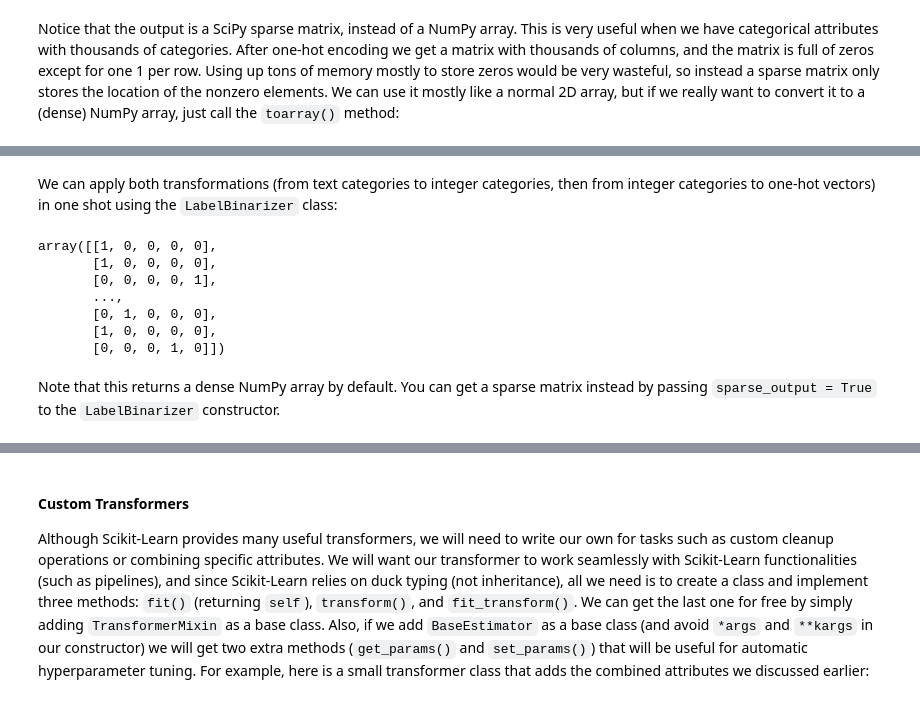
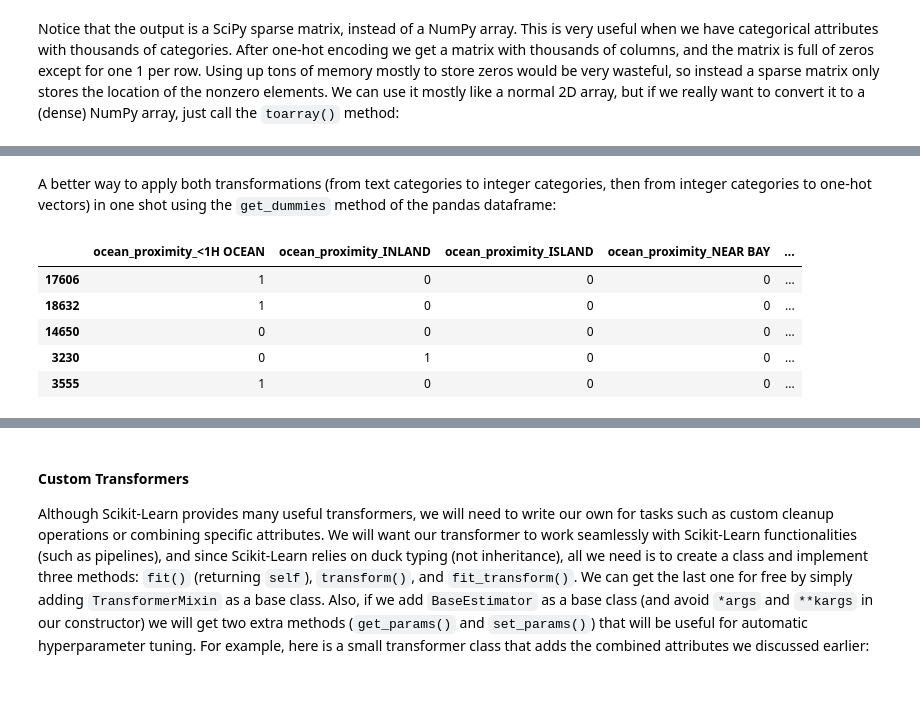
Before and after one commit to LinuxAI-PKU/ml-workspace, a Jupyter notebook: housing-price-prediction-regression/housing-price-prediction-regression.ipynb, the cells around one changed output, grey strips where cells are left out. Cells and saved outputs as stored; diff of their text form; code cells hidden in the pictures.

```diff
--- a/housing-price-prediction-regression/housing-price-prediction-regression.ipynb
+++ b/housing-price-prediction-regression/housing-price-prediction-regression.ipynb
@@ -652,20 +674,14 @@ array([[ 1.,  0.,  0.,  0.,  0.],
        [ 1.,  0.,  0.,  0.,  0.],
        [ 0.,  0.,  0.,  1.,  0.]])
 # %% [markdown]
-We can apply both transformations (from text categories to integer categories, then from integer categories to one-hot vectors) in one shot using the `LabelBinarizer` class:
+A better way to apply both transformations (from text categories to integer categories, then from integer categories to one-hot vectors) in one shot using the `get_dummies` method of the pandas dataframe:
-# %%
-from sklearn.preprocessing import LabelBinarizer
-
-encoder = LabelBinarizer()
-housing_categorical_one_hot = encoder.fit_transform(housing_categorical)
-housing_categorical_one_hot
-# %% [output]
-array([[1, 0, 0, 0, 0],
-       [1, 0, 0, 0, 0],
-       [0, 0, 0, 0, 1],
-       ...,
-       [0, 1, 0, 0, 0],
-       [1, 0, 0, 0, 0],
-       [0, 0, 0, 1, 0]])
-# %% [markdown]
-Note that this returns a dense NumPy array by default. You can get a sparse matrix instead by passing `sparse_output = True` to the `LabelBinarizer` constructor.
+# %%
+housing_categorical_one_hot = pd.get_dummies(housing_train['ocean_proximity'], prefix='ocean_proximity', sparse=True)
+housing_categorical_one_hot.head(5)
+# %% [output]
+|  | ocean_proximity_<1H OCEAN | ocean_proximity_INLAND | ocean_proximity_ISLAND | ocean_proximity_NEAR BAY | ... |
+| 17606 | 1 | 0 | 0 | 0 | ... |
+| 18632 | 1 | 0 | 0 | 0 | ... |
+| 14650 | 0 | 0 | 0 | 0 | ... |
+| 3230 | 0 | 1 | 0 | 0 | ... |
+| 3555 | 1 | 0 | 0 | 0 | ... |
```
Also changed, not shown: parts of 12 cells of this notebook.
